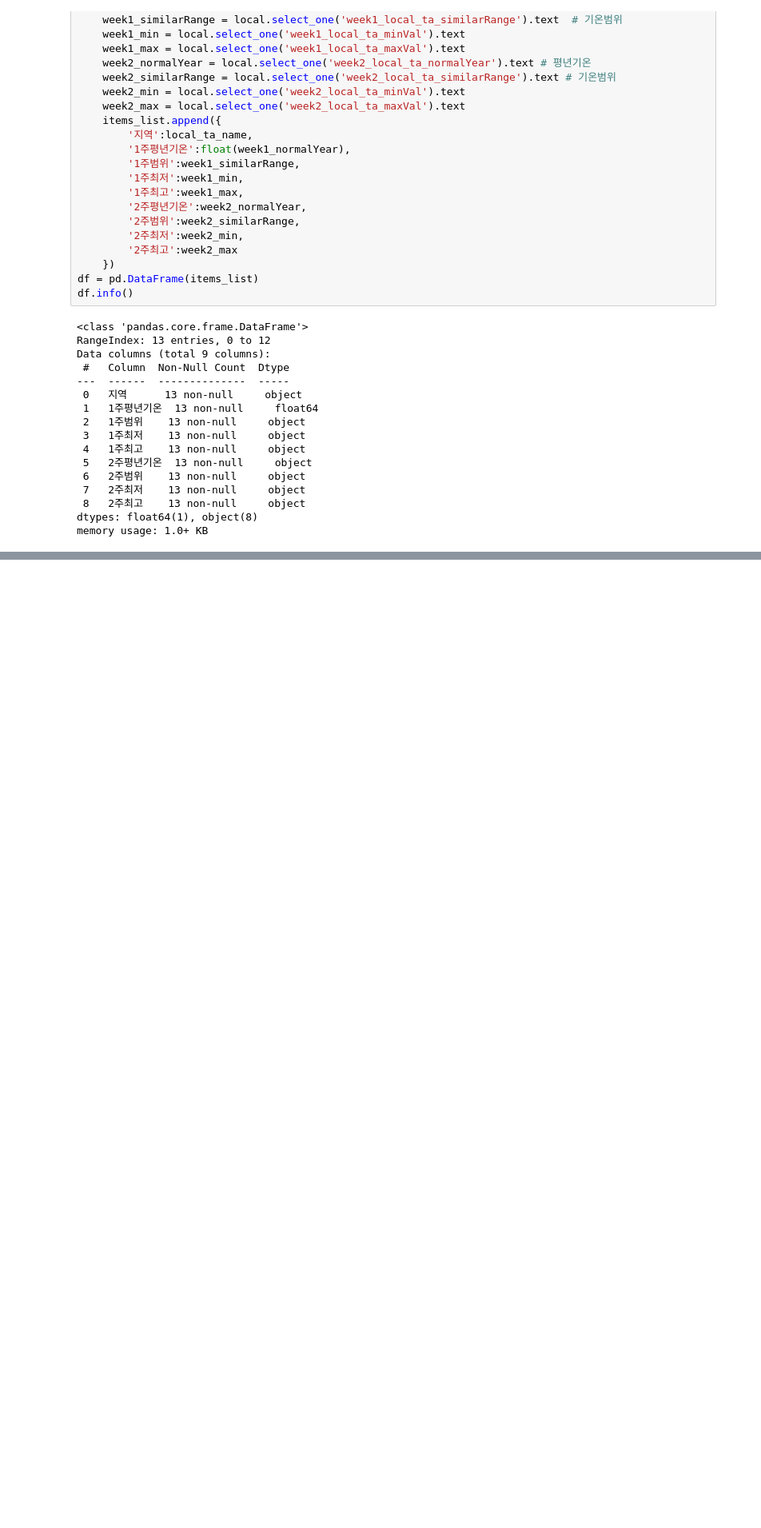
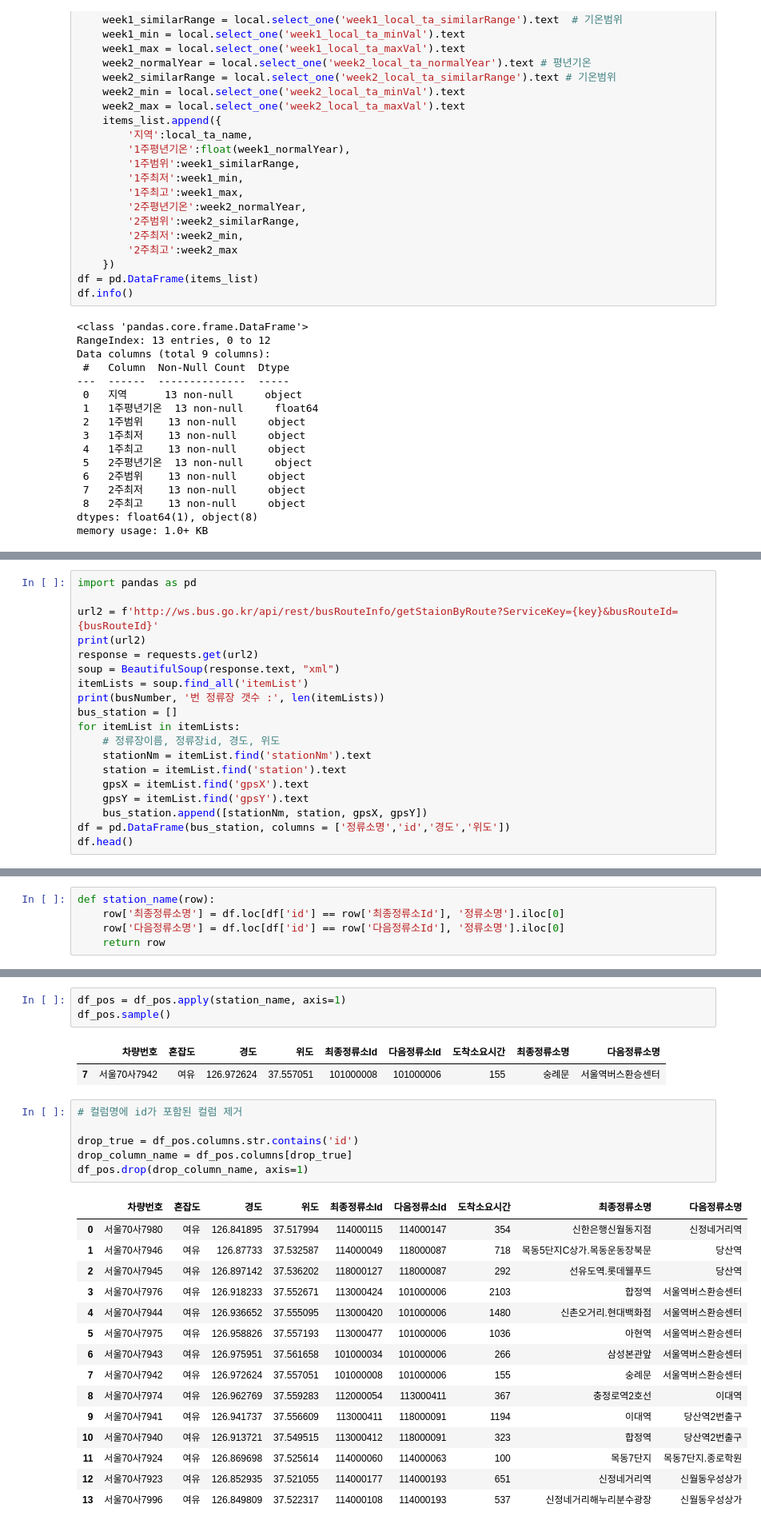
Before and after one commit to yongkoni/ai_x, a Jupyter notebook: source/01_python/Ch_14_웹데이터수집1_정적_공공api.ipynb, the cells around one changed output, grey strips where cells are left out. Shown at 80% size. Cells and saved outputs as stored; diff of their text form; blank space fills up the shorter version.

```diff
--- a/source/01_python/Ch_14_웹데이터수집1_정적_공공api.ipynb
+++ b/source/01_python/Ch_14_웹데이터수집1_정적_공공api.ipynb
@@ -1121,0 +1169,19 @@ memory usage: 1.0+ KB
+# %%
+import pandas as pd
+
+url2 = f'http://ws.bus.go.kr/api/rest/busRouteInfo/getStaionByRoute?ServiceKey={key}&busRouteId={busRouteId}'
+print(url2)
+response = requests.get(url2)
+soup = BeautifulSoup(response.text, "xml")
+itemLists = soup.find_all('itemList')
+print(busNumber, '번 정류장 갯수 :', len(itemLists))
+bus_station = []
+for itemList in itemLists:
+    # 정류장이름, 정류장id, 경도, 위도
+    stationNm = itemList.find('stationNm').text
+    station = itemList.find('station').text
+    gpsX = itemList.find('gpsX').text
+    gpsY = itemList.find('gpsY').text
+    bus_station.append([stationNm, station, gpsX, gpsY])
+df = pd.DataFrame(bus_station, columns = ['정류소명','id','경도','위도'])
+df.head()
@@ -1121,0 +1248,5 @@ memory usage: 1.0+ KB
+# %%
+def station_name(row):
+    row['최종정류소명'] = df.loc[df['id'] == row['최종정류소Id'], '정류소명'].iloc[0]
+    row['다음정류소명'] = df.loc[df['id'] == row['다음정류소Id'], '정류소명'].iloc[0]
+    return row
@@ -1122 +1266,29 @@ memory usage: 1.0+ KB
+# %%
+df_pos = df_pos.apply(station_name, axis=1)
+df_pos.sample()
+# %% [output]
+|  | 차량번호 | 혼잡도 | 경도 | 위도 | 최종정류소Id | 다음정류소Id | 도착소요시간 | 최종정류소명 | 다음정류소명 |
+| 7 | 서울70사7942 | 여유 | 126.972624 | 37.557051 | 101000008 | 101000006 | 155 | 숭례문 | 서울역버스환승센터 |
+# %%
+# 컬럼명에 id가 포함된 컬럼 제거
+
+drop_true = df_pos.columns.str.contains('id')
+drop_column_name = df_pos.columns[drop_true]
+df_pos.drop(drop_column_name, axis=1)
+# %% [output]
+|  | 차량번호 | 혼잡도 | 경도 | 위도 | 최종정류소Id | 다음정류소Id | 도착소요시간 | 최종정류소명 | 다음정류소명 |
+| 0 | 서울70사7980 | 여유 | 126.841895 | 37.517994 | 114000115 | 114000147 | 354 | 신한은행신월동지점 | 신정네거리역 |
+| 1 | 서울70사7946 | 여유 | 126.87733 | 37.532587 | 114000049 | 118000087 | 718 | 목동5단지C상가.목동운동장북문 | 당산역 |
+| 2 | 서울70사7945 | 여유 | 126.897142 | 37.536202 | 118000127 | 118000087 | 292 | 선유도역.롯데웰푸드 | 당산역 |
+| 3 | 서울70사7976 | 여유 | 126.918233 | 37.552671 | 113000424 | 101000006 | 2103 | 합정역 | 서울역버스환승센터 |
+| 4 | 서울70사7944 | 여유 | 126.936652 | 37.555095 | 113000420 | 101000006 | 1480 | 신촌오거리.현대백화점 | 서울역버스환승센터 |
+| 5 | 서울70사7975 | 여유 | 126.958826 | 37.557193 | 113000477 | 101000006 | 1036 | 아현역 | 서울역버스환승센터 |
+| 6 | 서울70사7943 | 여유 | 126.975951 | 37.561658 | 101000034 | 101000006 | 266 | 삼성본관앞 | 서울역버스환승센터 |
+| 7 | 서울70사7942 | 여유 | 126.972624 | 37.557051 | 101000008 | 101000006 | 155 | 숭례문 | 서울역버스환승센터 |
+| 8 | 서울70사7974 | 여유 | 126.962769 | 37.559283 | 112000054 | 113000411 | 367 | 충정로역2호선 | 이대역 |
+| 9 | 서울70사7941 | 여유 | 126.941737 | 37.556609 | 113000411 | 118000091 | 1194 | 이대역 | 당산역2번출구 |
+| 10 | 서울70사7940 | 여유 | 126.913721 | 37.549515 | 113000412 | 118000091 | 323 | 합정역 | 당산역2번출구 |
+| 11 | 서울70사7924 | 여유 | 126.869698 | 37.525614 | 114000060 | 114000063 | 100 | 목동7단지 | 목동7단지.종로학원 |
+| 12 | 서울70사7923 | 여유 | 126.852935 | 37.521055 | 114000177 | 114000193 | 651 | 신정네거리역 | 신월동우성상가 |
+| 13 | 서울70사7996 | 여유 | 126.849809 | 37.522317 | 114000108 | 114000193 | 537 | 신정네거리해누리분수광장 | 신월동우성상가 |
 # %% [markdown]
```
Also changed, not shown: parts of 13 cells of this notebook, 5 other files.
